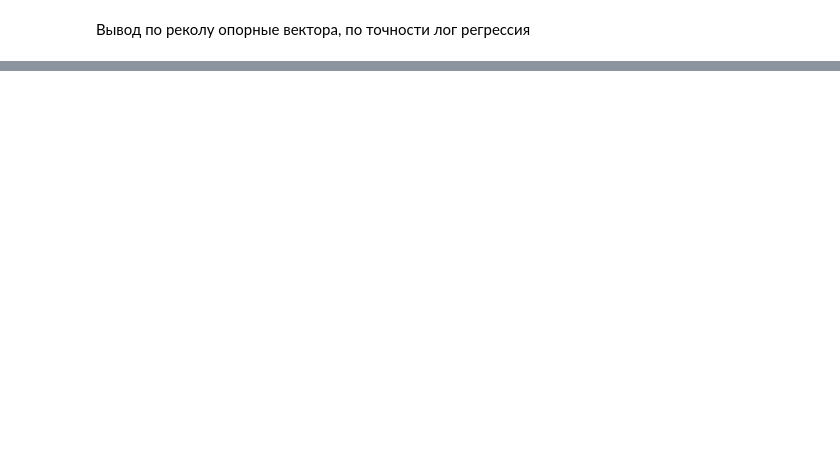
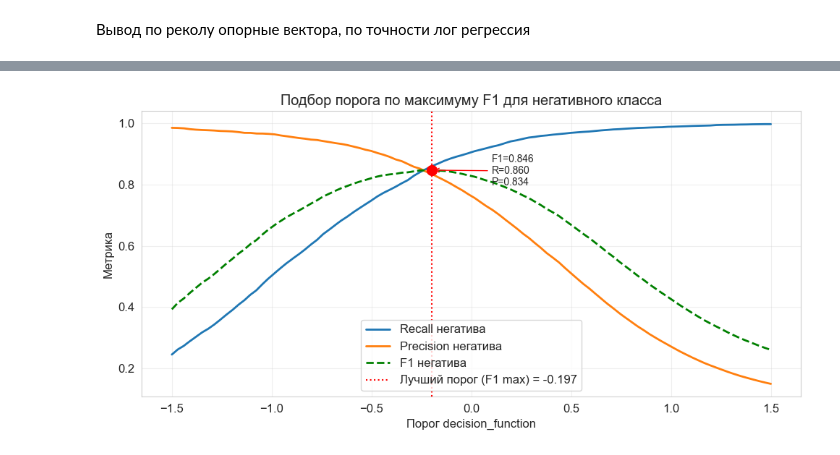
Before and after one commit to sibainu2010/skillfactory_ds, a Jupyter notebook: project_6/project_6.ipynb, the cells around one changed output, grey strips where cells are left out. Cells and saved outputs as stored; diff of their text form; code cells hidden in the pictures; blank space fills up the shorter version.

```diff
--- a/project_6/project_6.ipynb
+++ b/project_6/project_6.ipynb
@@ -860,2 +861,93 @@ SHAP-значения посчитаны для 3000 отзывов.
 # %% [markdown]
 Вывод по реколу опорные вектора, по точности лог регрессия
+# %%
+# 1. Разделяем на train и validation
+X_train_sub, X_val, y_train_sub, y_val = train_test_split(
+    X_train, y_train,
+    test_size=0.2,
+    stratify=y_train,
+    random_state=42
+)
+
+print(f"Размер train: {X_train_sub.shape[0]}, размер val: {X_val.shape[0]}")
+
+# 2. Обучаем модель на train_sub
+pipeline_lsvc = Pipeline([
+    ("tfidf", TfidfVectorizer(max_features=50000, ngram_range=(1, 3))),
+    ("clf", LinearSVC(C=0.1, class_weight={0: 5, 1: 1}, dual=False, max_iter=2000))
+])
+
+pipeline_lsvc.fit(X_train_sub, y_train_sub)
+
+# 3. Получаем decision_function
+y_val_scores = pipeline_lsvc.decision_function(X_val)
+
+# 4. Перебираем пороги и ищем лучший по F1 негатива
+thresholds = np.linspace(-1.5, 1.5, 100)
+
+best_f1_neg = 0
+best_threshold = 0
+best_recall_neg = 0
+best_precision_neg = 0
+
+results = []
+
+for thresh in thresholds:
+    y_pred_thresh = (y_val_scores >= thresh).astype(int)
+    recall_neg = recall_score(y_val, y_pred_thresh, pos_label=0)
+    precision_neg = precision_score(y_val, y_pred_thresh, pos_label=0)
+    f1_neg = f1_score(y_val, y_pred_thresh, pos_label=0)
+
+    results.append({
+        'threshold': thresh,
+        'recall_neg': recall_neg,
+        'precision_neg': precision_neg,
+        'f1_neg': f1_neg
+    })
+
+    # Выбираем порог с максимальным F1 для негатива
+    if f1_neg > best_f1_neg:
+        best_f1_neg = f1_neg
+        best_threshold = thresh
+        best_recall_neg = recall_neg
+        best_precision_neg = precision_neg
+
+print(f"\nЛучший порог на валидации (по F1 негатива): {best_threshold:.3f}")
+print(f"F1 негатива: {best_f1_neg:.3f}")
+print(f"Recall негатива: {best_recall_neg:.3f}")
+print(f"Precision негатива: {best_precision_neg:.3f}")
+
+# 5. Визуализация
+results_df = pd.DataFrame(results)
+
+fig, ax = plt.subplots(figsize=(10, 5))
+ax.plot(results_df['threshold'], results_df['recall_neg'], label='Recall негатива', linewidth=2)
+ax.plot(results_df['threshold'], results_df['precision_neg'], label='Precision негатива', linewidth=2)
+ax.plot(results_df['threshold'], results_df['f1_neg'], label='F1 негатива', linestyle='--', linewidth=2, color='green')
+ax.axvline(x=best_threshold, color='red', linestyle=':', label=f'Лучший порог (F1 max) = {best_threshold:.3f}')
+
+ax.scatter(best_threshold, best_f1_neg, color='red', s=100, zorder=5)
+ax.annotate(f'F1={best_f1_neg:.3f}\nR={best_recall_neg:.3f}\nP={best_precision_neg:.3f}',
+            xy=(best_threshold, best_f1_neg),
+            xytext=(best_threshold + 0.3, best_f1_neg - 0.05),
+            arrowprops=dict(arrowstyle='->', color='red'),
+            fontsize=10)
+
+ax.set_xlabel('Порог decision_function')
+ax.set_ylabel('Метрика')
+ax.set_title('Подбор порога по максимуму F1 для негативного класса')
+ax.legend()
+ax.grid(True, alpha=0.3)
+plt.tight_layout()
+plt.show()
+
+# 6. Применяем лучший порог к ТЕСТОВОЙ выборке
+# Обучаем модель заново на полном X_train
+pipeline_lsvc.fit(X_train, y_train)
+
+y_test_scores = pipeline_lsvc.decision_function(X_test)
+y_test_pred_thresh = (y_test_scores >= best_threshold).astype(int)
+
+print(f"\n=== ФИНАЛЬНЫЕ МЕТРИКИ НА ТЕСТЕ (порог={best_threshold:.3f}) ===")
+print(classification_report(y_test, y_test_pred_thresh, target_names=["Негативные (0)", "Позитивные (1)"]))
+# %% [output]
@@ -861,0 +960 @@ SHAP-значения посчитаны для 3000 отзывов.
+[figure, added]
```
Also changed, not shown: parts of 8 cells of this notebook.
